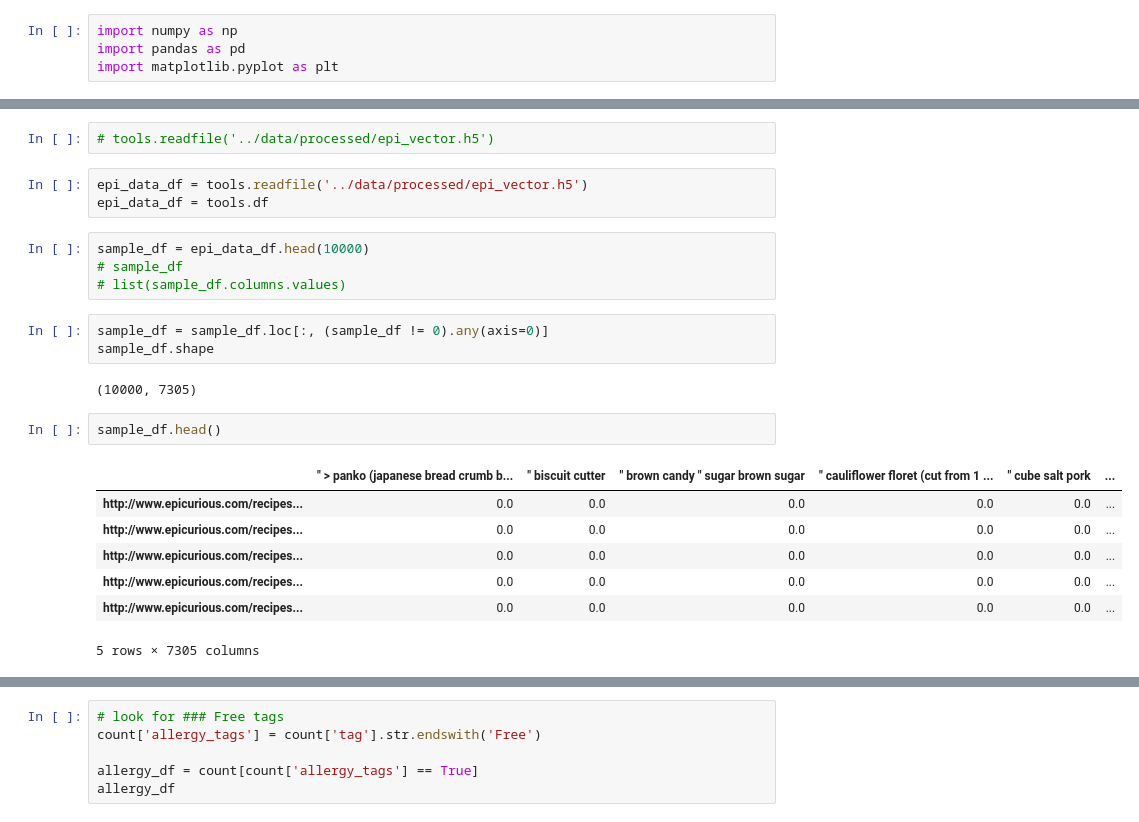
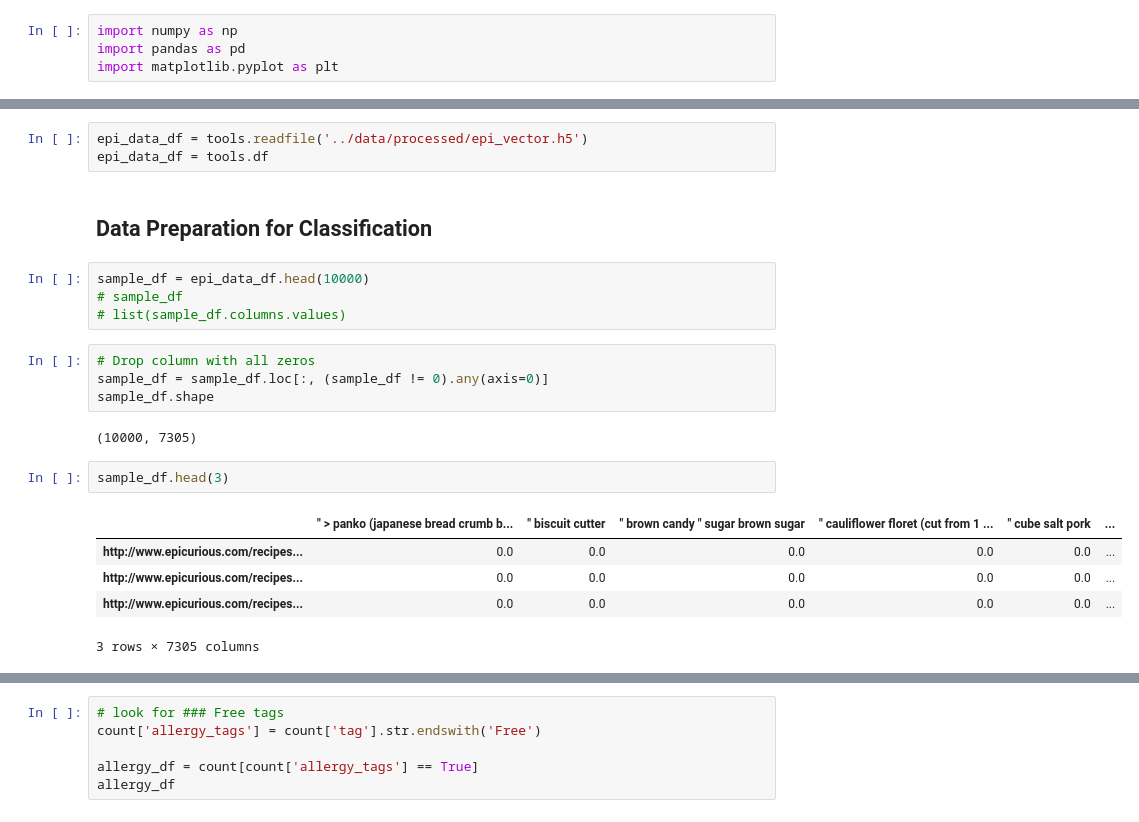
Before and after one commit to Sisyphus192/deep-dishes, a Jupyter notebook: notebooks/classification.ipynb, the cells around one changed output, grey strips where cells are left out. Drawn from its saved outputs; the diff is of its cells as text.

Commit message:
cleaned classification notebook

```diff
--- a/notebooks/classification.ipynb
+++ b/notebooks/classification.ipynb
@@ -11,25 +12,24 @@ tools = utils.tools()
-# %%
-# tools.readfile('../data/processed/epi_vector.h5')
 # %%
 epi_data_df = tools.readfile('../data/processed/epi_vector.h5')
 epi_data_df = tools.df
+# %% [markdown]
+## Data Preparation for Classification
 # %%
 sample_df = epi_data_df.head(10000)
 # sample_df
 # list(sample_df.columns.values)
 # %%
+# Drop column with all zeros
 sample_df = sample_df.loc[:, (sample_df != 0).any(axis=0)]
 sample_df.shape
 # %% [output]
 (10000, 7305)
 # %%
-sample_df.head()
+sample_df.head(3)
 # %% [output]
 |  | " > panko (japanese bread crumb b... | " biscuit cutter | " brown candy " sugar brown sugar | " cauliflower floret (cut from 1 ... | " cube salt pork | ... |
 | http://www.epicurious.com/recipes... | 0.0 | 0.0 | 0.0 | 0.0 | 0.0 | ... |
 | http://www.epicurious.com/recipes... | 0.0 | 0.0 | 0.0 | 0.0 | 0.0 | ... |
 | http://www.epicurious.com/recipes... | 0.0 | 0.0 | 0.0 | 0.0 | 0.0 | ... |
-| http://www.epicurious.com/recipes... | 0.0 | 0.0 | 0.0 | 0.0 | 0.0 | ... |
-| http://www.epicurious.com/recipes... | 0.0 | 0.0 | 0.0 | 0.0 | 0.0 | ... |
-5 rows × 7305 columns
+3 rows × 7305 columns
 # %%
```
Also changed, not shown: parts of 70 cells of this notebook, 2 other files.
